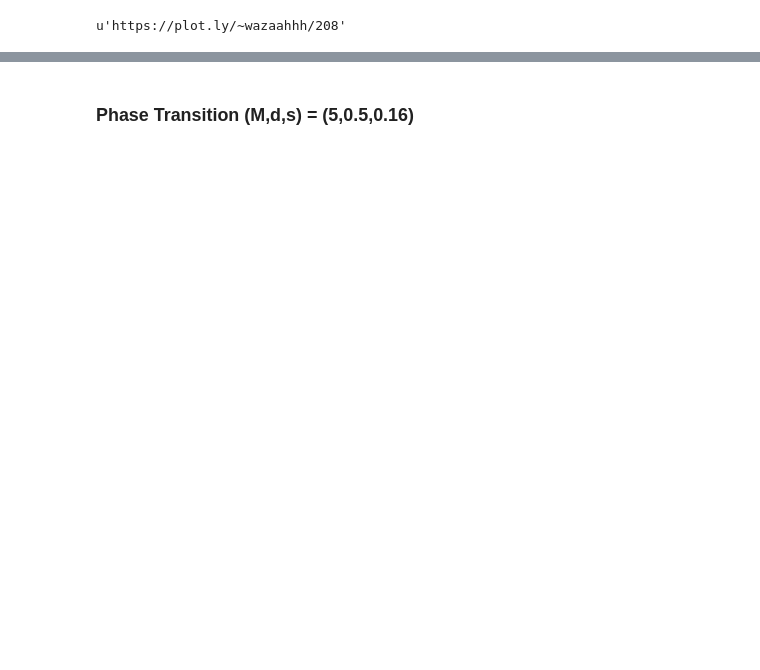
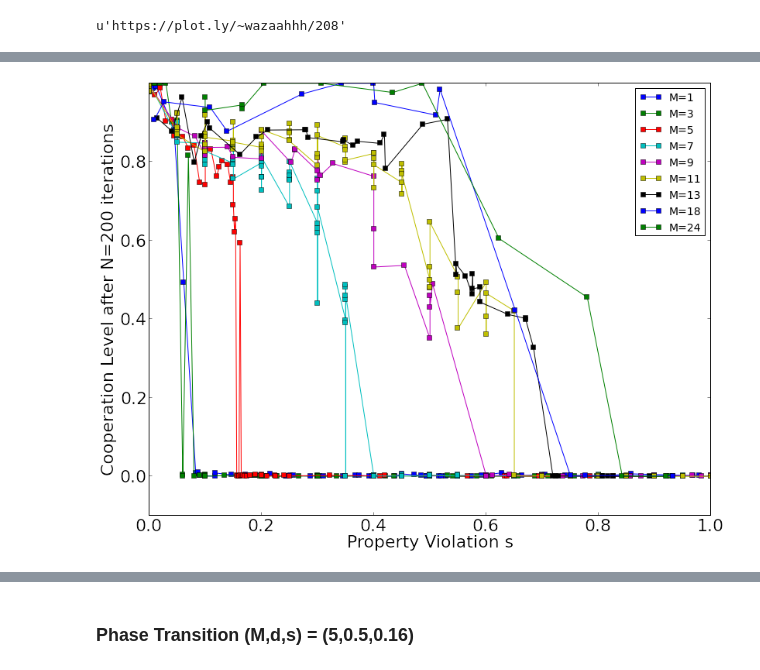
Before and after one commit to wazaahhh/property_game, a Jupyter notebook: PropertyGame.ipynb, the cells around one changed output, grey strips where cells are left out. Cells and saved outputs as stored; diff of their text form; code cells hidden in the pictures; blank space fills up the shorter version.

```diff
--- a/PropertyGame.ipynb
+++ b/PropertyGame.ipynb
@@ -222,0 +46,21 @@ NameError: name 'resultDic' is not defined
+# %%
+parDic = {'iterations' : 200,'grid_size' : 49,'r':0.0,'q':0.0,'m':1.0,'M':11}
+#resultDic = loadResults(parDic)
+#dic = resultArray(resultDic,['perc_filled_sites','s','cooperators'])
+
+dic = phase_transition(parDic,dRange=[0.8,1.1])
+d = np.array(dic['d'])
+c = np.array(dic['c'])
+s = np.array(dic['s'])
+
+o = np.argsort(c)
+index = np.argwhere(c[o] > 0.50)[0]
+print c[o][index],s[o][index],d[o][index]
+
+index = np.argwhere(c[o] < 0.5)[-1]
+print c[o][index],s[o][index],d[o][index]
+
+index = np.argwhere((c[o] > 0.35)*(c[o] < 0.70))
+print 'c' , c[o][index]
+print 's' , s[o][index]
+print 'd' , d[o][index]
@@ -222,0 +79,16 @@ NameError: name 'resultDic' is not defined
+# %%
+pl.figure(1,(13,10))
+matplotlib.rcParams.update({'font.size': 22})
+for parDic in configList:
+    output = phase_transition(parDic,dRange=[0.39,0.61])
+    #print parDic,output['s'],output['c']
+    s = output['s']
+    c = output['c']
+    pl.plot(s,c,'s-',label="M=%s"%parDic['M'],lw=1)
+pl.ylim(ymin=-0.1)
+pl.xlabel("Property Violation s")
+pl.ylabel("Cooperation Level after N=200 iterations")
+pl.legend()
+pl.savefig(rootDir + "figures/phase_transitions.eps")
+# %% [output]
+[figure, added]
```
Also changed, not shown: parts of 26 cells of this notebook, 3 other files.
